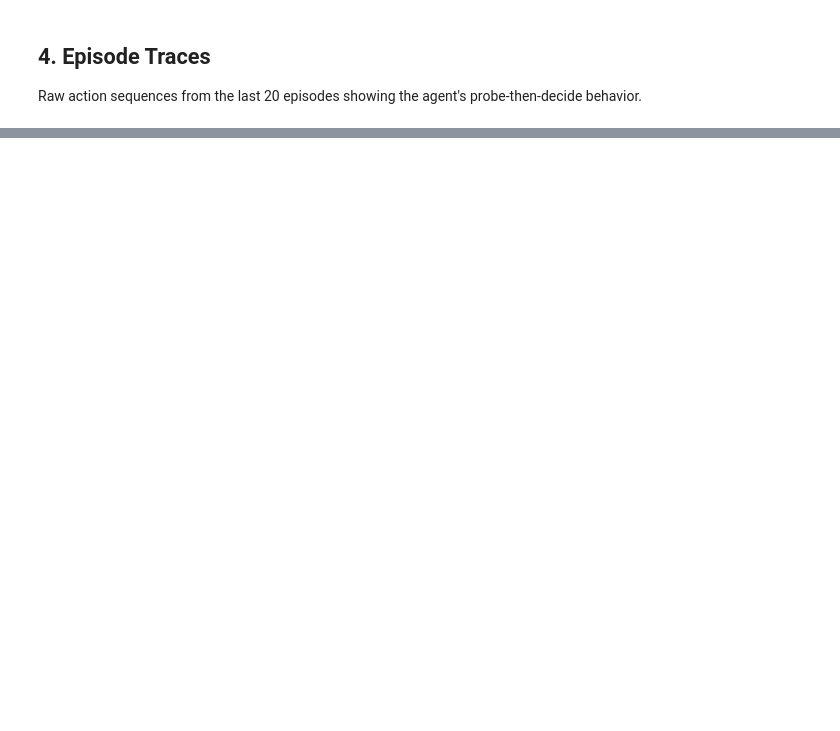
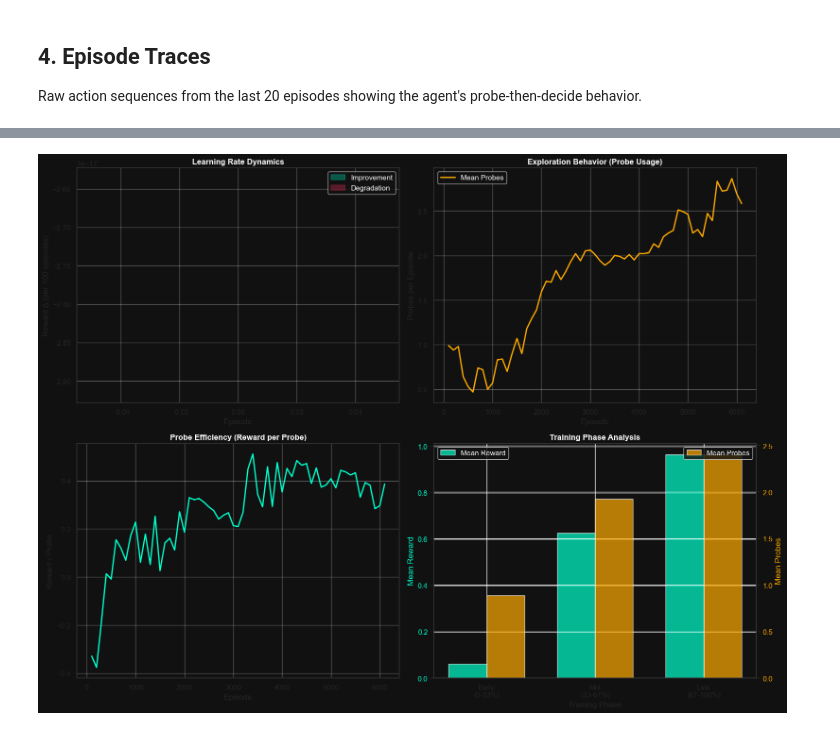
Before and after one commit to steeltroops-ai/sentinel, a Jupyter notebook: notebooks/02_rl_training.ipynb, the cells around one changed output, grey strips where cells are left out. Saved outputs shown, nothing was run; the diff lists cells and outputs as text; code cells hidden in the pictures; blank space fills up the shorter version.

```diff
--- a/notebooks/02_rl_training.ipynb
+++ b/notebooks/02_rl_training.ipynb
@@ -212,0 +278,79 @@ plt.show()
+# %%
+# --- Policy Gradient Analysis ---
+# Analyze learning dynamics and exploration vs exploitation
+
+fig, ((ax1, ax2), (ax3, ax4)) = plt.subplots(2, 2, figsize=(16, 12))
+
+# Learning rate proxy (reward improvement per 100 episodes)
+window = 100
+reward_diff = df['reward_mean'].diff(window)
+ax1.plot(df['episode'][window:], reward_diff[window:], color='#00ffcc', linewidth=2)
+ax1.axhline(0, color='gray', linestyle='--', alpha=0.5)
+ax1.fill_between(df['episode'][window:], 0, reward_diff[window:],
+                where=(reward_diff[window:] > 0), color='#00ffcc', alpha=0.3, label='Improvement')
+ax1.fill_between(df['episode'][window:], 0, reward_diff[window:],
+                where=(reward_diff[window:] <= 0), color='#ff3366', alpha=0.3, label='Degradation')
+ax1.set_xlabel('Episode')
+ax1.set_ylabel(f'Reward Δ (per {window} episodes)')
+ax1.set_title('Learning Rate Dynamics', fontsize=12, fontweight='bold')
+ax1.legend()
+ax1.grid(alpha=0.3)
+
+# Exploration vs Exploitation (probe variance as proxy)
+ax2.plot(df['episode'], df['probes_mean'], color='#ffaa00', linewidth=2, label='Mean Probes')
+# Estimate variance from std if available, otherwise use rolling std
+if 'probes_std' in df.columns:
+    ax2.fill_between(df['episode'],
+                    df['probes_mean'] - df['probes_std'],
+                    df['probes_mean'] + df['probes_std'],
+                    color='#ffaa00', alpha=0.2)
+ax2.set_xlabel('Episode')
+ax2.set_ylabel('Probes per Episode')
+ax2.set_title('Exploration Behavior (Probe Usage)', fontsize=12, fontweight='bold')
+ax2.legend()
+ax2.grid(alpha=0.3)
+
+# Reward-Probe efficiency (reward per probe)
+efficiency = df['reward_mean'] / (df['probes_mean'] + 0.01)  # avoid div by zero
+ax3.plot(df['episode'], efficiency, color='#00ffcc', linewidth=2)
+ax3.set_xlabel('Episode')
+ax3.set_ylabel('Reward / Probe')
+ax3.set_title('Probe Efficiency (Reward per Probe)', fontsize=12, fontweight='bold')
+ax3.grid(alpha=0.3)
+
+# Phase detection (early, mid, late training)
+early = df[df['episode'] <= df['episode'].max() * 0.33]
+mid = df[(df['episode'] > df['episode'].max() * 0.33) & (df['episode'] <= df['episode'].max() * 0.67)]
+late = df[df['episode'] > df['episode'].max() * 0.67]
+
+phases = ['Early\n(0-33%)', 'Mid\n(33-67%)', 'Late\n(67-100%)']
+reward_means = [early['reward_mean'].mean(), mid['reward_mean'].mean(), late['reward_mean'].mean()]
+probe_means = [early['probes_mean'].mean(), mid['probes_mean'].mean(), late['probes_mean'].mean()]
+
+x = np.arange(len(phases))
+width = 0.35
+
+bars1 = ax4.bar(x - width/2, reward_means, width, label='Mean Reward', color='#00ffcc', alpha=0.7)
+ax4_twin = ax4.twinx()
+bars2 = ax4_twin.bar(x + width/2, probe_means, width, label='Mean Probes', color='#ffaa00', alpha=0.7)
+
+ax4.set_xlabel('Training Phase')
+ax4.set_ylabel('Mean Reward', color='#00ffcc')
+ax4_twin.set_ylabel('Mean Probes', color='#ffaa00')
+ax4.set_title('Training Phase Analysis', fontsize=12, fontweight='bold')
+ax4.set_xticks(x)
+ax4.set_xticklabels(phases)
+ax4.tick_params(axis='y', labelcolor='#00ffcc')
+ax4_twin.tick_params(axis='y', labelcolor='#ffaa00')
+ax4.legend(loc='upper left')
+ax4_twin.legend(loc='upper right')
+
+plt.tight_layout()
+plt.show()
+
+print("\n=== Training Phase Breakdown ===")
+print(f"Early (0-33%):  Reward={reward_means[0]:.3f}, Probes={probe_means[0]:.2f}, FN={early['fn_rate'].mean():.3f}")
+print(f"Mid (33-67%):   Reward={reward_means[1]:.3f}, Probes={probe_means[1]:.2f}, FN={mid['fn_rate'].mean():.3f}")
+print(f"Late (67-100%): Reward={reward_means[2]:.3f}, Probes={probe_means[2]:.2f}, FN={late['fn_rate'].mean():.3f}")
+# %% [output]
+[figure, added]
```
Also changed, not shown: parts of 16 cells of this notebook, 32 other files.
